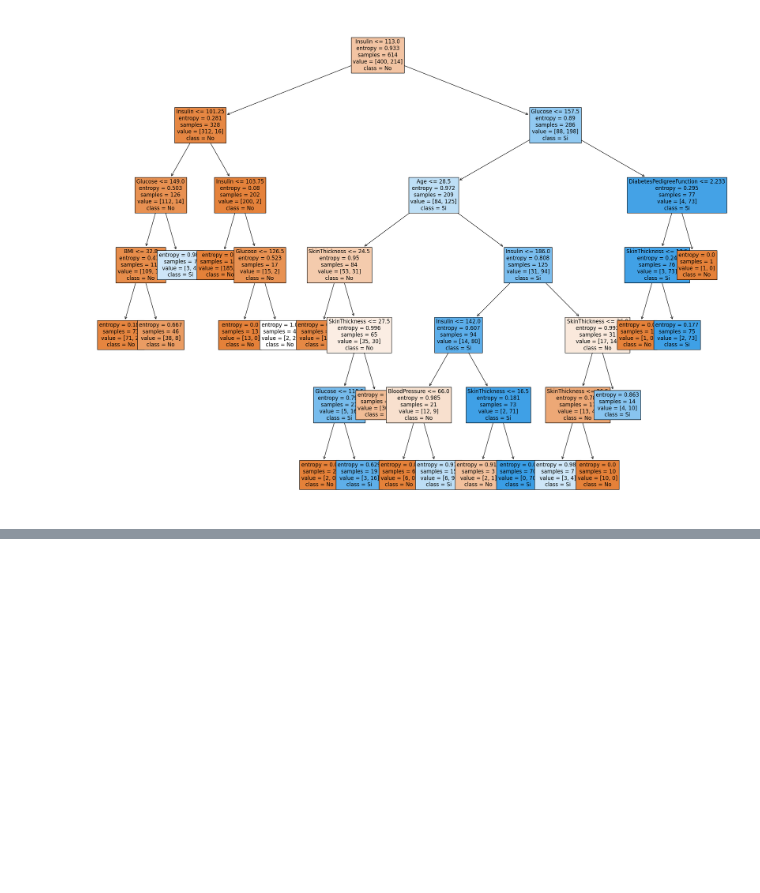
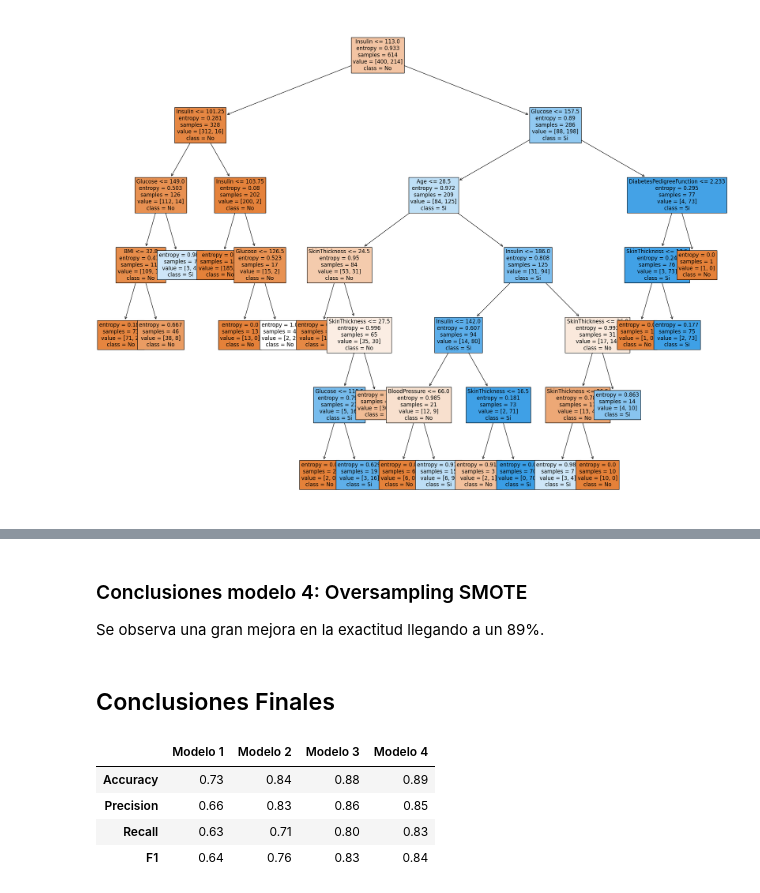
Before and after one commit to agustin29a/Grupo2_PP1, a Jupyter notebook: notebooks/PP1_DIABETES_DecisionTree.ipynb, the cells around one changed output, grey strips where cells are left out. Cells and saved outputs as stored; diff of their text form; code cells hidden in the pictures; blank space fills up the shorter version.

```diff
--- a/notebooks/PP1_DIABETES_DecisionTree.ipynb
+++ b/notebooks/PP1_DIABETES_DecisionTree.ipynb
@@ -396,0 +466,34 @@ arbol3 = tree.plot_tree(clf3,
+# %% [markdown]
+### Conclusiones modelo 4: Oversampling SMOTE
+
+Se observa una gran mejora en la exactitud llegando a un 89%.
+# %% [markdown]
+## Conclusiones Finales
+# %%
+datos = {'Modelo 1': {'Accuracy': round(accuracy_score(y1_test, predictions), 2),
+                      'Precision':round(precision_score(y1_test, predictions),2),
+                      'Recall':round(recall_score(y1_test, predictions),2),
+                      'F1':round(f1_score(y1_test, predictions),2)},
+        'Modelo 2': {'Accuracy': round(accuracy_score(y2_test, predictions2), 2),
+                     'Precision':round(precision_score(y2_test, predictions2),2),
+                     'Recall':round(recall_score(y2_test, predictions2),2),
+                     'F1':round(f1_score(y2_test, predictions2),2)},
+        'Modelo 3': {'Accuracy': round(accuracy_score(y3_test, predictions3), 2),
+                     'Precision':round(precision_score(y3_test, predictions3),2),
+                     'Recall':round(recall_score(y3_test, predictions3),2),
+                     'F1':round(f1_score(y3_test, predictions3),2)},
+        'Modelo 4': {'Accuracy': round(accuracy_score(y4_test, predictions4), 2),
+                     'Precision':round(precision_score(y4_test, predictions4),2),
+                     'Recall':round(recall_score(y4_test, predictions4),2),
+                     'F1':round(f1_score(y4_test, predictions4),2)},
+
+        }
+df = pd.DataFrame(datos)
+
+df
+# %% [output]
+|  | Modelo 1 | Modelo 2 | Modelo 3 | Modelo 4 |
+| Accuracy | 0.73 | 0.84 | 0.88 | 0.89 |
+| Precision | 0.66 | 0.83 | 0.86 | 0.85 |
+| Recall | 0.63 | 0.71 | 0.80 | 0.83 |
+| F1 | 0.64 | 0.76 | 0.83 | 0.84 |
```
Also changed, not shown: parts of 16 cells of this notebook.
